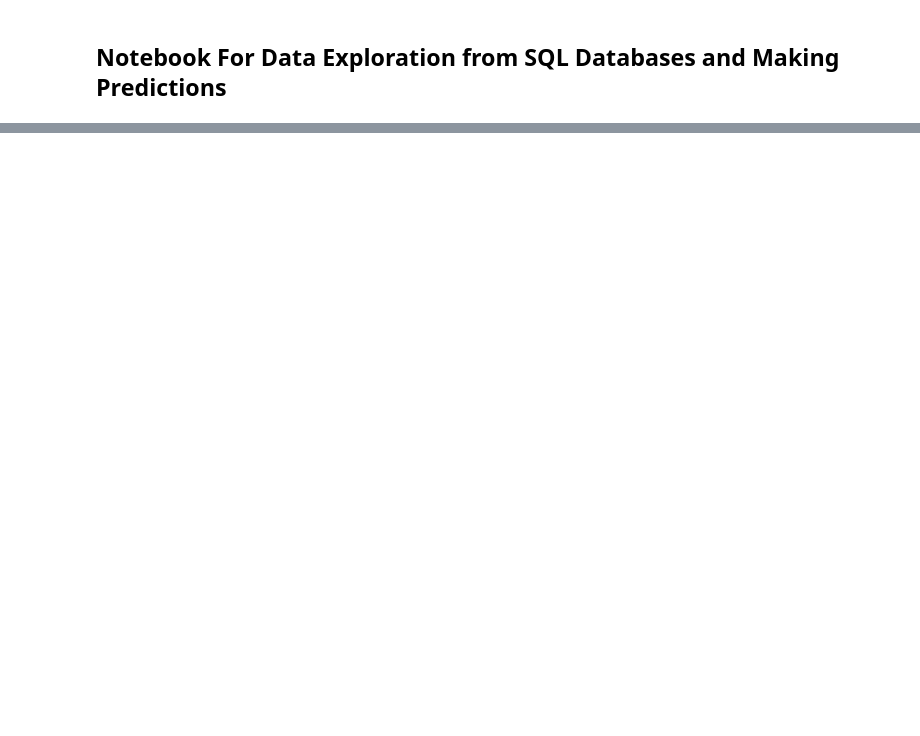
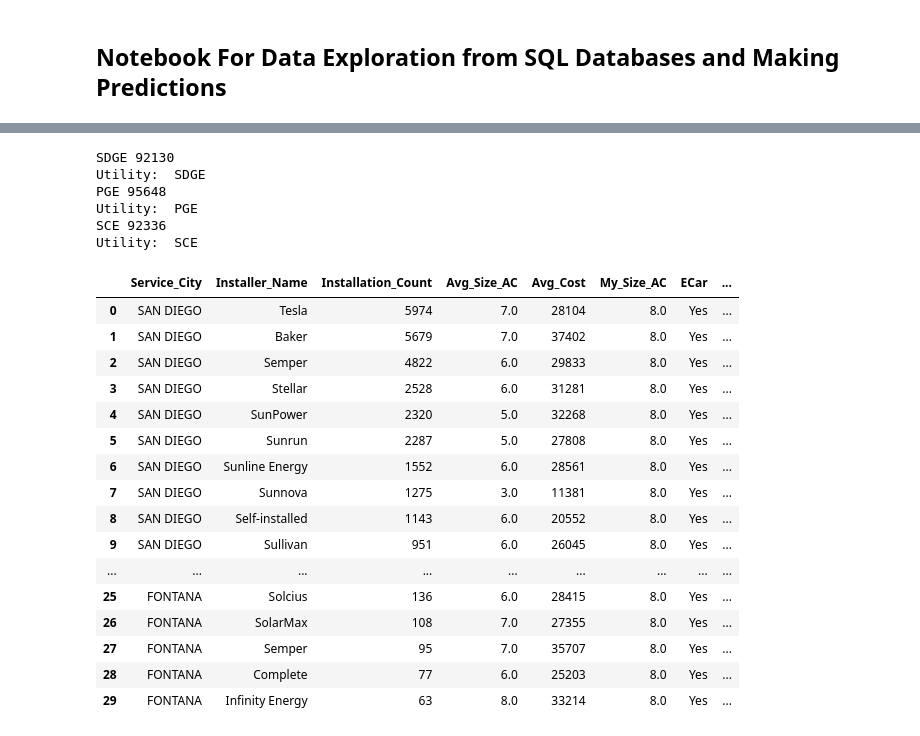
Before and after one commit to ns96/ML_Project, a Jupyter notebook: eda/db_nstevens.ipynb, the cells around one changed output, grey strips where cells are left out. Saved outputs shown, nothing was run; the diff lists cells and outputs as text; code cells hidden in the pictures; blank space fills up the shorter version.

```diff
--- a/eda/db_nstevens.ipynb
+++ b/eda/db_nstevens.ipynb
@@ -255,0 +330,48 @@ df
+# %%
+# try predicting state wide
+top_zipcodes = {
+  'SDGE': ['92130', '92028', '91913'], # san diago, fallbrook, chula vista
+  'PGE': ['95648','93727','93311'], # lincoln, fresno, bakersfield
+  'SCE': ['92336', '92584', '92223'] # fontana, manifee, BEAUMONT
+}
+
+estimates = []
+
+for key in top_zipcodes:
+    zipcode = top_zipcodes[key][0]
+    print(key, zipcode)
+
+    city_estimates = make_predictions(zipcode, 8.0, 'Yes')
+    estimates.append(city_estimates)
+
+# merge the diections into one big one
+merged1 = {key: estimates[0][key] + estimates[1][key] for key in estimates[0]}
+merged_estimates = {key: merged1[key] + estimates[2][key] for key in merged1}
+
+# convert it to dataframe
+df = pd.DataFrame(merged_estimates)
+df
+# %% [output]
+SDGE 92130
+Utility:  SDGE
+PGE 95648
+Utility:  PGE
+SCE 92336
+Utility:  SCE
+|  | Service_City | Installer_Name | Installation_Count | Avg_Size_AC | Avg_Cost | My_Size_AC | ECar | ... |
+| 0 | SAN DIEGO | Tesla | 5974 | 7.0 | 28104 | 8.0 | Yes | ... |
+| 1 | SAN DIEGO | Baker | 5679 | 7.0 | 37402 | 8.0 | Yes | ... |
+| 2 | SAN DIEGO | Semper | 4822 | 6.0 | 29833 | 8.0 | Yes | ... |
+| 3 | SAN DIEGO | Stellar | 2528 | 6.0 | 31281 | 8.0 | Yes | ... |
+| 4 | SAN DIEGO | SunPower | 2320 | 5.0 | 32268 | 8.0 | Yes | ... |
+| 5 | SAN DIEGO | Sunrun | 2287 | 5.0 | 27808 | 8.0 | Yes | ... |
+| 6 | SAN DIEGO | Sunline Energy | 1552 | 6.0 | 28561 | 8.0 | Yes | ... |
+| 7 | SAN DIEGO | Sunnova | 1275 | 3.0 | 11381 | 8.0 | Yes | ... |
+| 8 | SAN DIEGO | Self-installed | 1143 | 6.0 | 20552 | 8.0 | Yes | ... |
+| 9 | SAN DIEGO | Sullivan | 951 | 6.0 | 26045 | 8.0 | Yes | ... |
+| ... | ... | ... | ... | ... | ... | ... | ... | ... |
+| 25 | FONTANA | Solcius | 136 | 6.0 | 28415 | 8.0 | Yes | ... |
+| 26 | FONTANA | SolarMax | 108 | 7.0 | 27355 | 8.0 | Yes | ... |
+| 27 | FONTANA | Semper | 95 | 7.0 | 35707 | 8.0 | Yes | ... |
+| 28 | FONTANA | Complete | 77 | 6.0 | 25203 | 8.0 | Yes | ... |
+| 29 | FONTANA | Infinity Energy | 63 | 8.0 | 33214 | 8.0 | Yes | ... |
```
Also changed, not shown: parts of 7 cells of this notebook, 2 other files.
